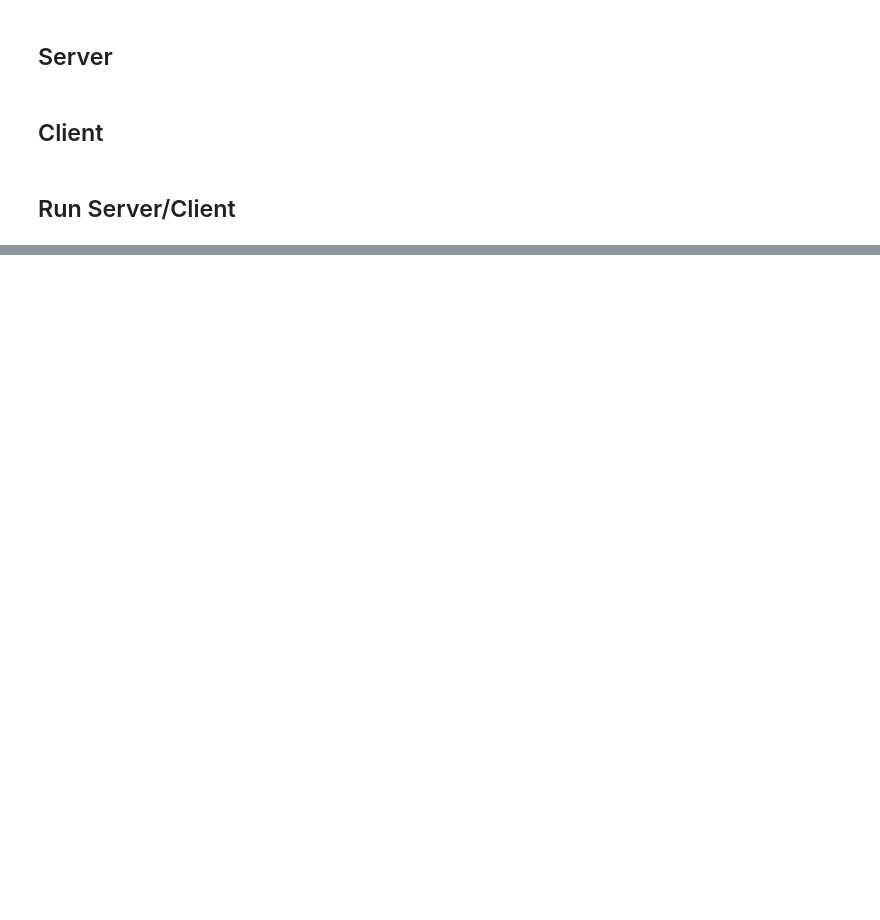
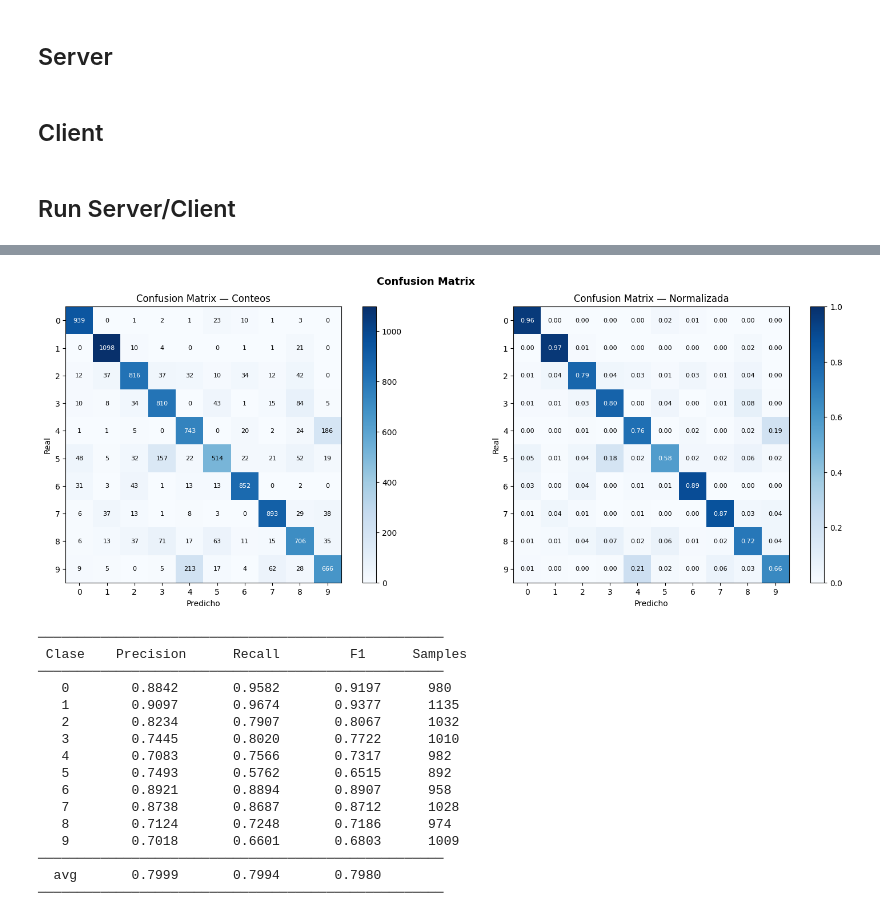
Before and after one commit to User281167/Clase-Cliente-servidor, a Jupyter notebook: mnist/mnist_network.ipynb, the cells around one changed output, grey strips where cells are left out. Drawn from its saved outputs; the diff is of its cells as text; code cells hidden in the pictures; blank space fills up the shorter version.

```diff
--- a/mnist/mnist_network.ipynb
+++ b/mnist/mnist_network.ipynb
@@ -3155,0 +3388,5 @@ Epoch   50/50 [████████████████████] los
+# %%
+model.evaluate(X_test, y_test)
+model.confusion_matrix(X_test, y_test)
+model.classification_report(X_test, y_test)
+# %% [output]
@@ -3156,3 +3394,20 @@ Epoch   50/50 [████████████████████] los
+[figure, added]
+────────────────────────────────────────────────────
+ Clase    Precision      Recall         F1      Samples
+────────────────────────────────────────────────────
+   0        0.8842       0.9582       0.9197      980
+   1        0.9097       0.9674       0.9377      1135
+   2        0.8234       0.7907       0.8067      1032
+   3        0.7445       0.8020       0.7722      1010
+   4        0.7083       0.7566       0.7317      982
+   5        0.7493       0.5762       0.6515      892
+   6        0.8921       0.8894       0.8907      958
+   7        0.8738       0.8687       0.8712      1028
+   8        0.7124       0.7248       0.7186      974
+   9        0.7018       0.6601       0.6803      1009
+────────────────────────────────────────────────────
+  avg       0.7999       0.7994       0.7980
+────────────────────────────────────────────────────
 # %%
 net = Network()
 net.add(Dense(784, 10, ReLU(),    RandomNormal(0.01)))
```
Also changed, not shown: parts of 7 cells of this notebook.
